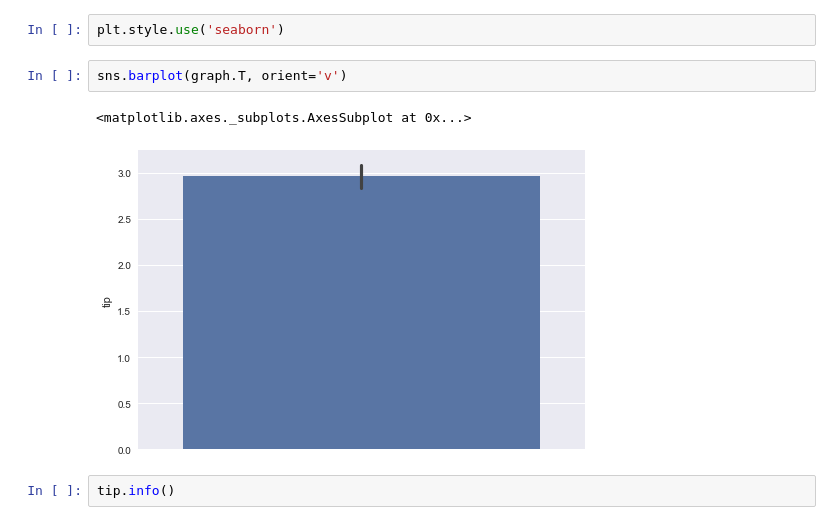
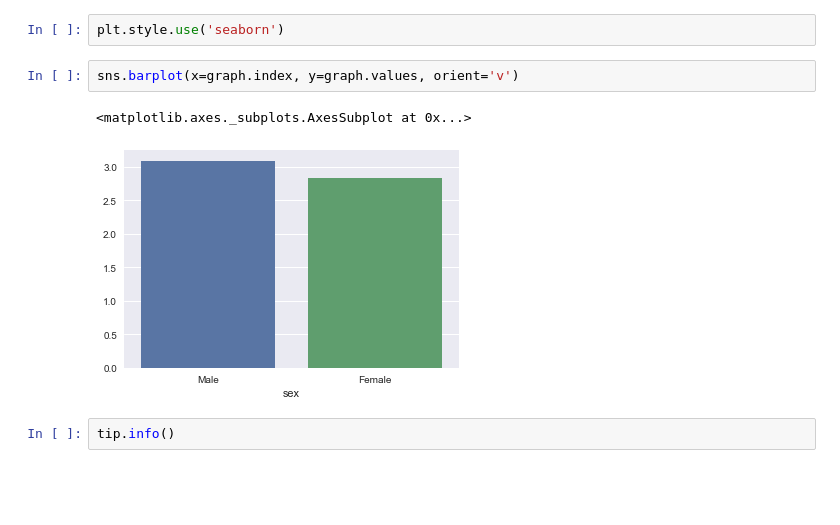
Before and after one commit to chankoo/python, a Jupyter notebook: 6.2 Visualization.ipynb, the cells around one changed output. Saved outputs shown, nothing was run; the diff lists cells and outputs as text; blank space fills up the shorter version.

Commit message:
visualize with python
18.07.27

```diff
--- a/6.2 Visualization.ipynb
+++ b/6.2 Visualization.ipynb
@@ -65,10 +65,10 @@ graph.vgplot.bar()
 # %%
 plt.style.use('seaborn')
 # %%
-sns.barplot(graph.T, orient='v')
+sns.barplot(x=graph.index, y=graph.values, orient='v')
 # %% [output]
 <matplotlib.axes._subplots.AxesSubplot at 0x...>
-[figure, old version]
+[figure, new version]
 # %%
 tip.info()
 # %% [output]
```
Also changed, not shown: parts of 6 cells of this notebook.
